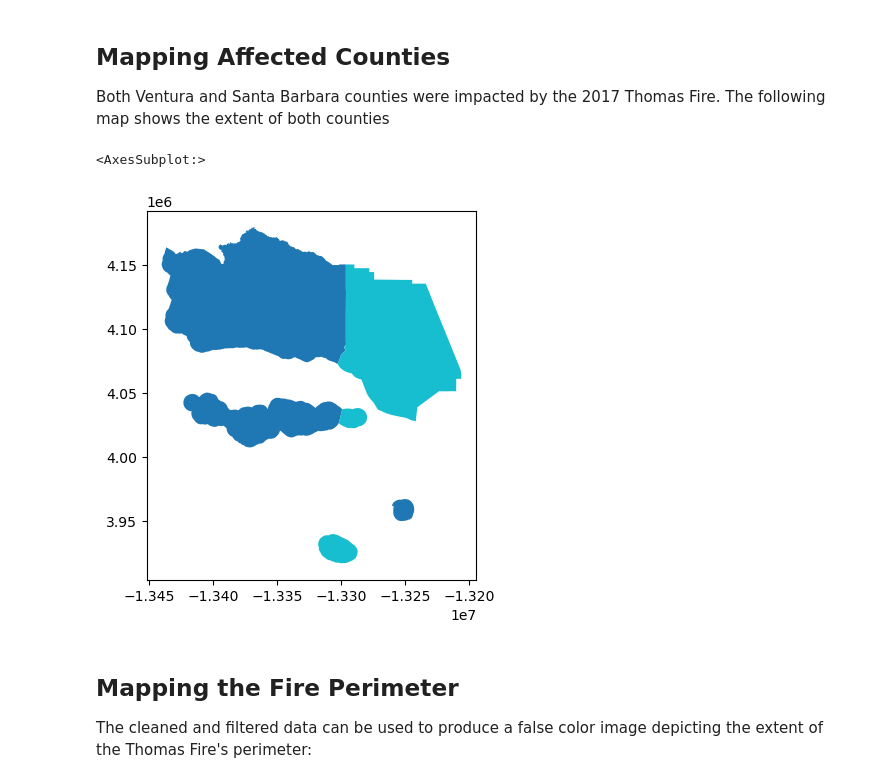
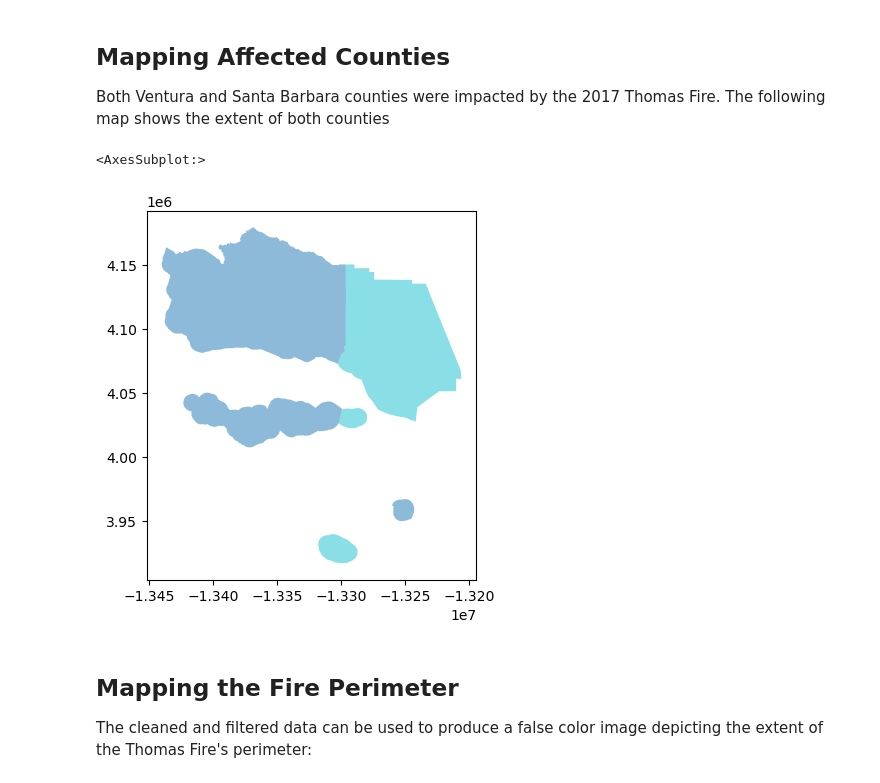
Before and after one commit to bbarajas429/eds220-lesson10-geopandas, a Jupyter notebook: final-nb.ipynb, the cells around one changed output. Saved outputs shown, nothing was run; the diff lists cells and outputs as text; code cells hidden in the pictures.

```diff
--- a/final-nb.ipynb
+++ b/final-nb.ipynb
@@ -84,10 +84,11 @@ Both Ventura and Santa Barbara counties were impacted by the 2017 Thomas Fire. T
 ca_counties = gpd.read_file(os.path.join(os.getcwd(), 'data', 'county-lines','CA_Counties_TIGER2016.shp'))
 impacted_counties = ca_counties[(ca_counties.NAME == 'Ventura') | (ca_counties.NAME == 'Santa Barbara')]
 # %%
-impacted_counties.plot(column = 'NAME')
+impacted_counties.plot(column = 'NAME',
+                      alpha = 0.5)
 # %% [output]
 <AxesSubplot:>
-[figure, old version]
+[figure, new version]
 # %% [markdown]
 ## Mapping the Fire Perimeter
 The cleaned and filtered data can be used to produce a false color image depicting the extent of the Thomas Fire's perimeter:
```
